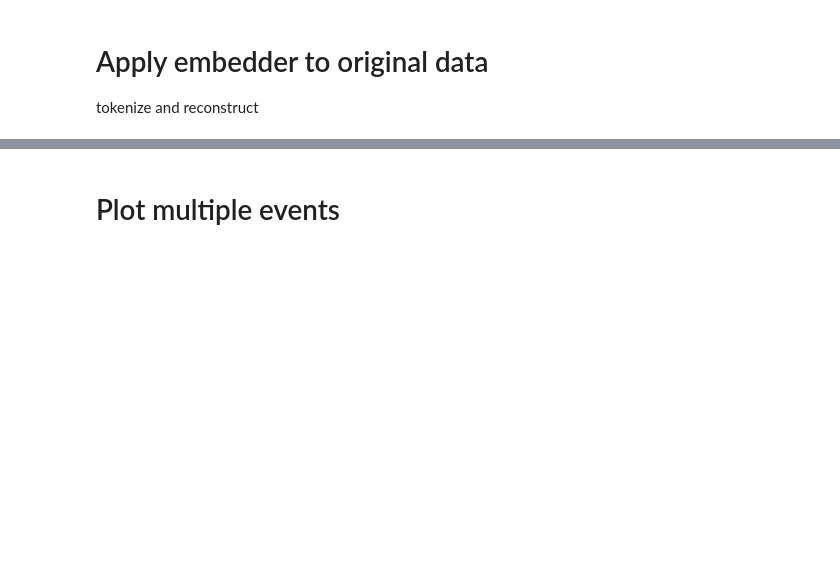
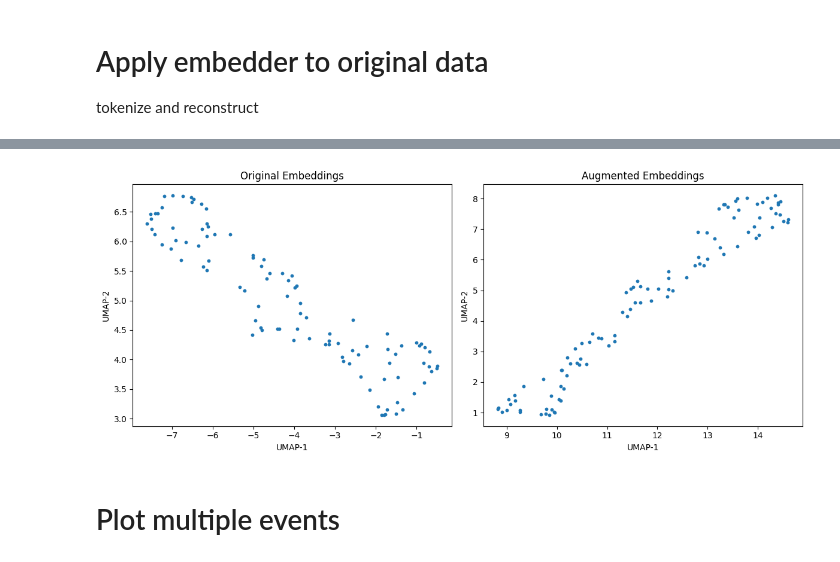
Before and after one commit to erwulff/particlemind, a Jupyter notebook: src/compare_generated_samples-Copy1.ipynb, the cells around one changed output, grey strips where cells are left out. Drawn from its saved outputs; the diff is of its cells as text; code cells hidden in the pictures; blank space fills up the shorter version.

```diff
--- a/src/compare_generated_samples-Copy1.ipynb
+++ b/src/compare_generated_samples-Copy1.ipynb
@@ -190,6 +218,10 @@ def plot_umap_side_by_side(embeddings_orig, embeddings_aug):
 
     plt.tight_layout()
     plt.show()
+# %%
+plot_umap_side_by_side(embeddings_orig, embeddings_aug)
+# %% [output]
+[figure, added]
 # %%
 print(len(features_x))
 # %%
```
Also changed, not shown: parts of 3 cells of this notebook.
